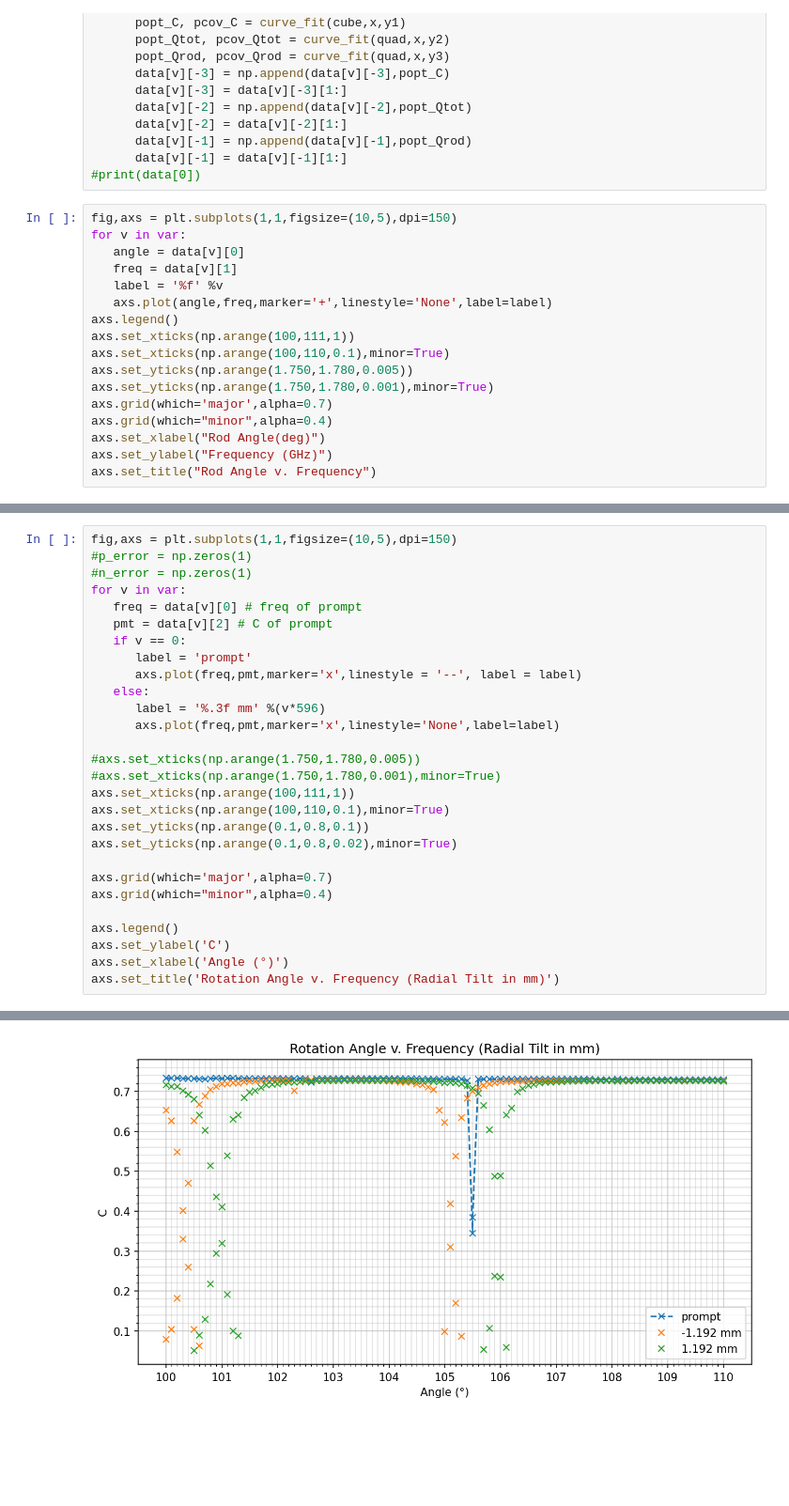
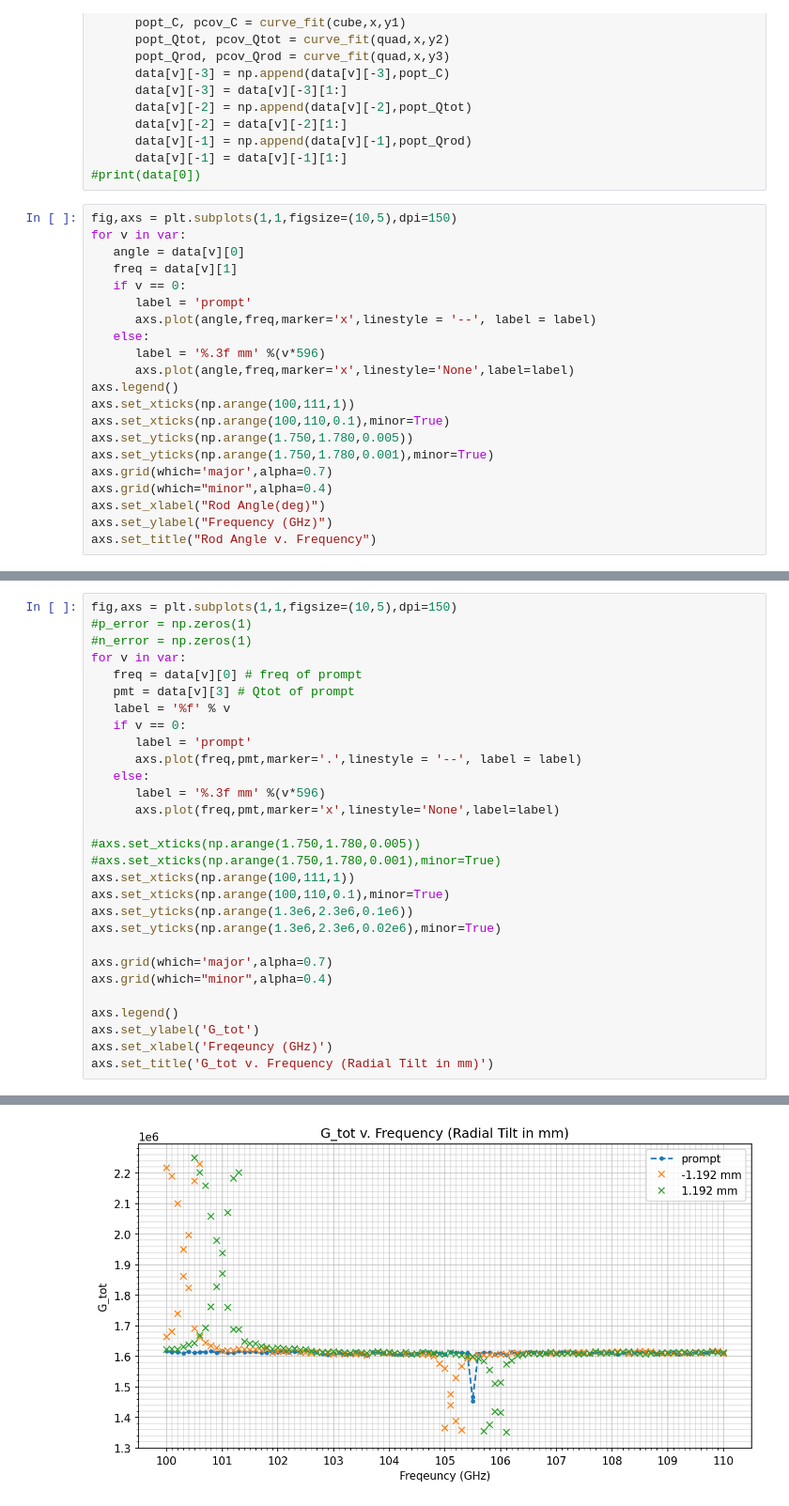
Before and after one commit to peanutflavorbean/CAPP, a Jupyter notebook: Radial_Tilt_Tolerance.ipynb, the cells around one changed output, grey strips where cells are left out. Shown at 94% size. Cells and saved outputs as stored; diff of their text form; blank space fills up the shorter version.

```diff
--- a/Radial_Tilt_Tolerance.ipynb
+++ b/Radial_Tilt_Tolerance.ipynb
@@ -68,8 +68,12 @@ fig,axs = plt.subplots(1,1,figsize=(10,5),dpi=150)
 for v in var:
    angle = data[v][0]
    freq = data[v][1]
-   label = '%f' %v
-   axs.plot(angle,freq,marker='+',linestyle='None',label=label)
+   if v == 0:
+      label = 'prompt'
+      axs.plot(angle,freq,marker='x',linestyle = '--', label = label)
+   else:
+      label = '%.3f mm' %(v*596)
+      axs.plot(angle,freq,marker='x',linestyle='None',label=label)
 axs.legend()
 axs.set_xticks(np.arange(100,111,1))
 axs.set_xticks(np.arange(100,110,0.1),minor=True)
@@ -89,10 +141,11 @@ fig,axs = plt.subplots(1,1,figsize=(10,5),dpi=150)
 #n_error = np.zeros(1)
 for v in var:
    freq = data[v][0] # freq of prompt
-   pmt = data[v][2] # C of prompt
+   pmt = data[v][3] # Qtot of prompt
+   label = '%f' % v
    if v == 0:
       label = 'prompt'
-      axs.plot(freq,pmt,marker='x',linestyle = '--', label = label)
+      axs.plot(freq,pmt,marker='.',linestyle = '--', label = label)
    else:
       label = '%.3f mm' %(v*596)
       axs.plot(freq,pmt,marker='x',linestyle='None',label=label)
@@ -101,14 +154,14 @@ for v in var:
 #axs.set_xticks(np.arange(1.750,1.780,0.001),minor=True)
 axs.set_xticks(np.arange(100,111,1))
 axs.set_xticks(np.arange(100,110,0.1),minor=True)
-axs.set_yticks(np.arange(0.1,0.8,0.1))
-axs.set_yticks(np.arange(0.1,0.8,0.02),minor=True)
+axs.set_yticks(np.arange(1.3e6,2.3e6,0.1e6))
+axs.set_yticks(np.arange(1.3e6,2.3e6,0.02e6),minor=True)
 
 axs.grid(which='major',alpha=0.7)
 axs.grid(which="minor",alpha=0.4)
 
 axs.legend()
-axs.set_ylabel('C')
-axs.set_xlabel('Angle (°)')
-axs.set_title('Rotation Angle v. Frequency (Radial Tilt in mm)')
+axs.set_ylabel('G_tot')
+axs.set_xlabel('Freqeuncy (GHz)')
+axs.set_title('G_tot v. Frequency (Radial Tilt in mm)')
 # %% [output]
@@ -116,4 +169,4 @@ Text(0.5, 1.0, 'Rotation Angle v. Frequency (Radial Tilt in mm)')
-[figure, old version]
+[figure, new version]
 # %%
 fig,axs = plt.subplots(1,1,figsize=(10,5),dpi=150)
 #p_error = np.zeros(1)
```
Also changed, not shown: parts of 5 cells of this notebook, 2 other files.
